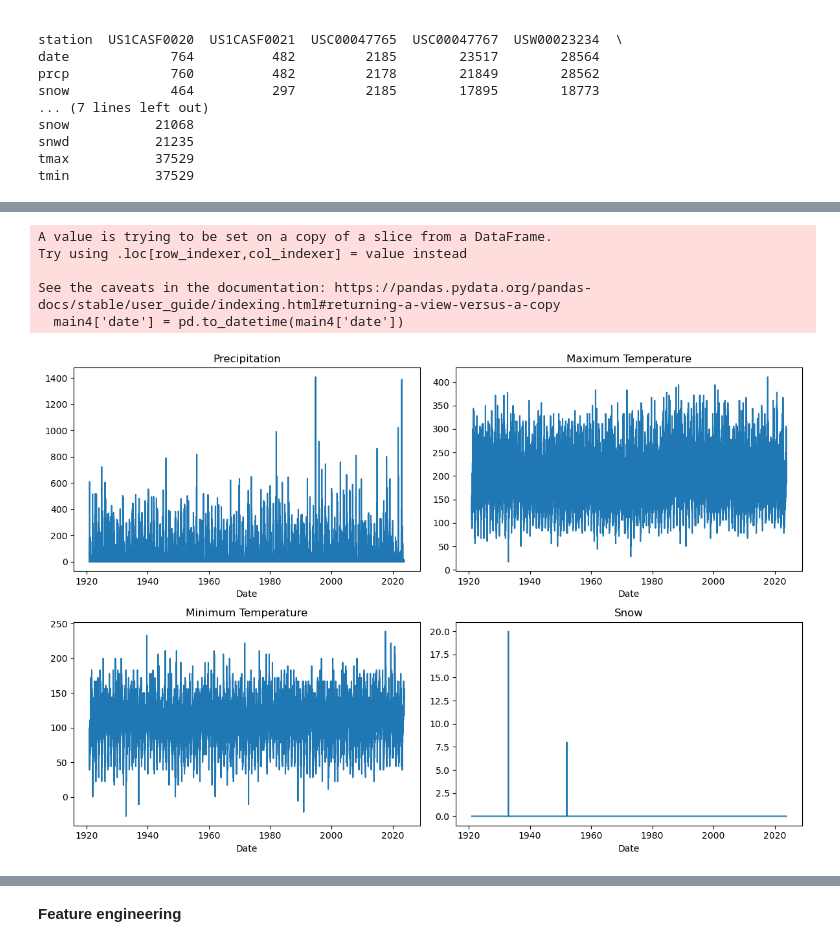
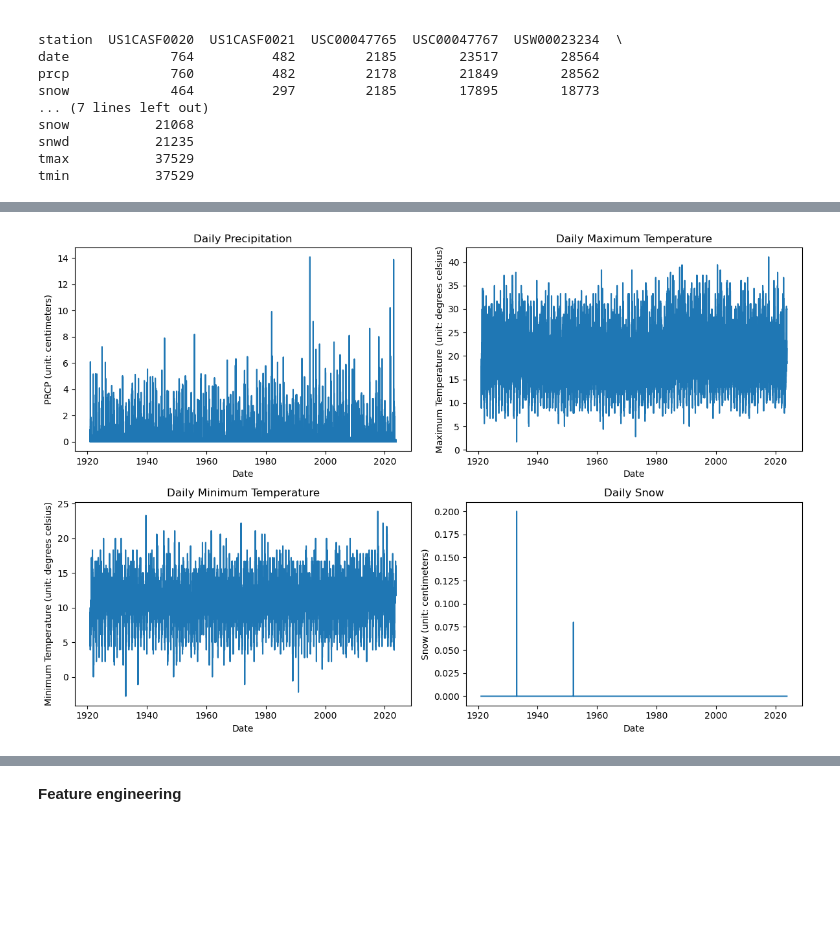
Before and after one commit to sumatepru/sf_climate_projection, a Jupyter notebook: code_for_daily_data.ipynb, the cells around one changed output, grey strips where cells are left out. Saved outputs shown, nothing was run; the diff lists cells and outputs as text; code cells hidden in the pictures; blank space fills up the shorter version.

Commit message:
add data

```diff
--- a/code_for_daily_data.ipynb
+++ b/code_for_daily_data.ipynb
@@ -29,5 +121,5 @@ ModuleNotFoundError: No module named 'tensorflow.keras.wrappers'
 # %%
-# import data and merge them together
+# Import data from San Francisco's weather stations and merge them togerther
 
 # Define the path to your CSV file
 file_list =[r'data/US1CASF0004.csv', r'data/US1CASF0008.csv', r'data/US1CASF0014.csv', \
@@ -42,5 +134,11 @@ for filename in file_list:
 
 #lower case series name
 sf_daily.columns = sf_daily.columns.str.lower()
-sf_daily.columns
+
+# Convert the 'date' column to datetime
+sf_daily['date'] = pd.to_datetime(sf_daily['date'], format="%Y-%m-%d")
+
+# Set the 'year' column as the index
+# sf_daily.set_index('date', inplace=True)
+sf_daily
 # %% [output]
@@ -138,7 +281,16 @@ Int64Index([ 84328,  84329,  84343,  84344,  85476,  85477,  85478,  85549,
 # %%
 # because the missing value is a few, I use linear interpolation to fill them
 station_code = 'USW00023272'
-sf_daily_filled = sf_daily.loc[sf_daily['station'] == station_code].interpolate()
-prcp = sf_daily_filled['prcp']
-prcp.shape
+sf_daily_filled = sf_daily.loc[sf_daily['station'] == station_code][['prcp', 'snow', 'tmax', 'tmin']].interpolate(method='linear')
+sf_daily_filled['date'] = sf_daily.loc[sf_daily['station'] == station_code]['date']
+
+# select 4 main variables in the dataset
+main4 = sf_daily_filled[['date', 'prcp', 'snow', 'tmax', 'tmin']]
+
+# change unit of variable
+# For prcp and snow change from millimater to centimater
+main4[['prcp', 'snow']] = main4[['prcp', 'snow']]/100
+# For tmax and tmin change from tenths of degrees celsius to degrees celsius
+main4[['tmax', 'tmin']] = main4[['tmax', 'tmin']]/10
+main4.describe()
 # %% [output]
@@ -157,43 +337,42 @@ plt.show()
 # Convert the date column to datetime format (if not already)
 main4['date'] = pd.to_datetime(main4['date'])
 
 # Plot "prcp" in the first chart
 plt.figure(figsize=(12, 8))
 plt.subplot(2, 2, 1)
 plt.plot(main4['date'], main4["prcp"])
-plt.title('Precipitation')
+plt.title('Daily Precipitation')
 plt.xlabel('Date')
+plt.ylabel('PRCP (unit: centimeters)')
 
 # Plot "tmax" in the second chart
 plt.subplot(2, 2, 2)
 plt.plot(main4['date'], main4["tmax"])
-plt.title('Maximum Temperature')
+plt.title('Daily Maximum Temperature')
 plt.xlabel('Date')
+plt.ylabel('Maximum Temperature (unit: degrees celsius)')
 
 # Plot "tmin" in the third chart
 plt.subplot(2, 2, 3)
 plt.plot(main4['date'], main4["tmin"])
-plt.title('Minimum Temperature')
+plt.title('Daily Minimum Temperature')
 plt.xlabel('Date')
+plt.ylabel('Minimum Temperature (unit: degrees celsius)')
 
 # Plot "snow" in the fourth chart
 plt.subplot(2, 2, 4)
 plt.plot(main4['date'], main4["snow"])
-plt.title('Snow')
+plt.title('Daily Snow')
 plt.xlabel('Date')
+plt.ylabel('Snow (unit: centimeters)')
 
 # Adjust layout
 plt.tight_layout()
 
 # Show the plots
 plt.show()
 # %% [output]
-A value is trying to be set on a copy of a slice from a DataFrame.
-Try using .loc[row_indexer,col_indexer] = value instead
-
-See the caveats in the documentation: https://pandas.pydata.org/pandas-docs/stable/user_guide/indexing.html#returning-a-view-versus-a-copy
-  main4['date'] = pd.to_datetime(main4['date'])
-[figure, old version]
+[figure, new version]
 # %%
 # create correlation matrix
 main4.corr()
```
Also changed, not shown: parts of 37 cells of this notebook, 1 other file.
